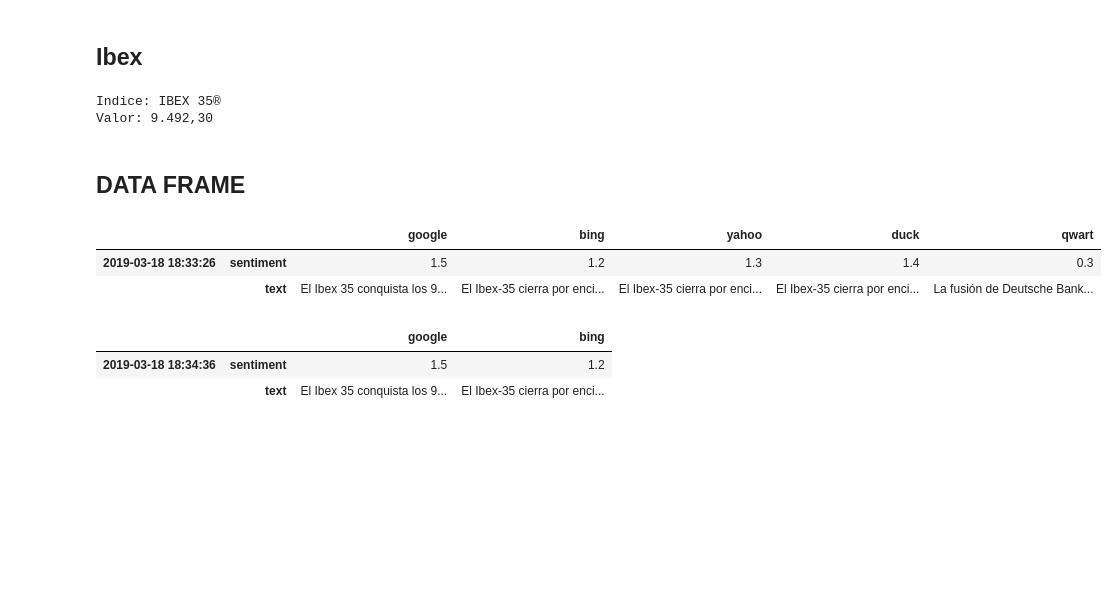
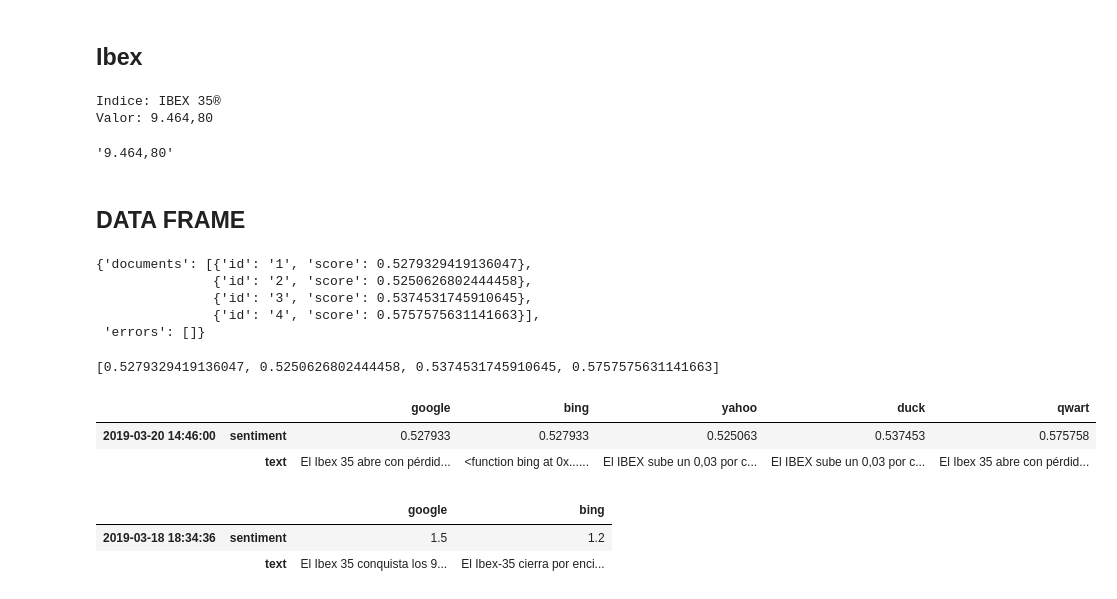
Before and after one commit to jfpablos/TFM, a Jupyter notebook: pruebaWebScraping/pruebaWebScraping.ipynb, the cells around one changed output. Cells and saved outputs as stored; diff of their text form; code cells hidden in the pictures; blank space fills up the shorter version.

```diff
--- a/pruebaWebScraping/pruebaWebScraping.ipynb
+++ b/pruebaWebScraping/pruebaWebScraping.ipynb
@@ -76,7 +82,7 @@ El Ibex 35 conquista los 9.400 puntos y sube hasta su nivel más alto ...El Ibex
 def bing():
   page = requests.get(url['bing']).text
   soup = BeautifulSoup(page, "html.parser")
-  text = [t.find(class_='title').text + t.find(class_='snippet').text for t in soup.find_all('div', class_='t_s')]
+  text = [t.find(class_='title').text + '. ' + t.find(class_='snippet').text for t in soup.find_all('div', class_='t_s')]
   text = ' '.join(text)
   return text
 print(bing())
@@ -100,12 +104,7 @@ def yahoo():
 ## Duck
 # %%
 def duck():
-  chrome_options = webdriver.ChromeOptions()
-  chrome_options.add_argument('--headless')
-  chrome_options.add_argument('--no-sandbox')
-  chrome_options.add_argument('--disable-dev-shm-usage')
-  wd = webdriver.Chrome('chromedriver',chrome_options=chrome_options)
-  wd.get("https://duckduckgo.com/?q=ibex+35&t=h_&iar=news&ia=news&kl=es-es&df=d")
+  wd.get(url['duck'])
   text = [t.text for t in wd.find_elements_by_xpath("//div[@class='results js-vertical-results']/div/div/h2/a")]
   text = list(filter(None, text))
   text = ' '.join(text)
@@ -145,11 +143,13 @@ def ibex():
                   print("Valor:", price)
               nroCelda=nroCelda+1
       nroFila=nroFila+1
+  return price
 
 ibex()
 # %% [output]
 Indice: IBEX 35®
-Valor: 9.492,30
+Valor: 9.464,80
+'9.464,80'
 # %% [markdown]
 ## DATA FRAME
 # %%
@@ -158,22 +158,51 @@ bing = bing()
 yahoo = yahoo()
 duck = duck()
 qwart = qwant()
+# %%
+subscription_key = '86474408dad14988a42c985c86c2a9b5'
+text_analytics_base_url = "https://westcentralus.api.cognitive.microsoft.com/text/analytics/v2.0/"
+sentiment_api_url = text_analytics_base_url + "sentiment"
+documents = {'documents' : [
+  {'id': '1', 'language': 'es', 'text': google},
+  {'id': '2', 'language': 'es', 'text': yahoo},
+  {'id': '3', 'language': 'es', 'text': duck},
+  {'id': '4', 'language': 'es', 'text': qwart}
+]}
+from pprint import pprint
+headers   = {"Ocp-Apim-Subscription-Key": subscription_key}
+response  = requests.post(sentiment_api_url, headers=headers, json=documents)
+languages = response.json()
+pprint(languages)
+# %% [output]
+{'documents': [{'id': '1', 'score': 0.5279329419136047},
+               {'id': '2', 'score': 0.5250626802444458},
+               {'id': '3', 'score': 0.5374531745910645},
+               {'id': '4', 'score': 0.5757575631141663}],
+ 'errors': []}
+# %%
+score = []
+for i in languages['documents']:
+  score.append(i['score'])
+
+print(score)
+# %% [output]
+[0.5279329419136047, 0.5250626802444458, 0.5374531745910645, 0.5757575631141663]
 # %%
 # df = pd.DataFrame.from_dict(dic, orient='index')
 #df = pd.DataFrame(dic, index=[pd.to_datetime('now')])
 #print(df.google['2019-03-15 08:17:47'])
 #print(df.head())
 dateNow = pd.to_datetime('now')
 dic2 = {
     (dateNow, 'text'): {'google': google, 'bing': bing, 'yahoo': yahoo, 'duck': duck, 'qwart': qwart},
-    (dateNow, 'sentiment'): {'google': 1.5, 'bing': 1.2, 'yahoo': 1.3, 'duck': 1.4, 'qwart': 0.3}
+    (dateNow, 'sentiment'): {'google': score[0], 'bing': score[0], 'yahoo': score[1], 'duck': score[2], 'qwart': score[3]}
 }
 df2 = pd.DataFrame.from_dict(dic2, orient="index")
 df2.head()
 # %% [output]
 |  |  | google | bing | yahoo | duck | qwart |
-| 2019-03-18 18:33:26 | sentiment | 1.5 | 1.2 | 1.3 | 1.4 | 0.3 |
-|  | text | El Ibex 35 conquista los 9... | El Ibex-35 cierra por enci... | El Ibex-35 cierra por enci... | El Ibex-35 cierra por enci... | La fusión de Deutsche Bank... |
+| 2019-03-20 14:46:00 | sentiment | 0.527933 | 0.527933 | 0.525063 | 0.537453 | 0.575758 |
+|  | text | El Ibex 35 abre con pérdid... | <function bing at 0x...... | El IBEX sube un 0,03 por c... | El IBEX sube un 0,03 por c... | El Ibex 35 abre con pérdid... |
 # %%
 dic3 = {
     (pd.to_datetime('now'), 'text'): {'google': google, 'bing': bing},
```
Also changed, not shown: parts of 8 cells of this notebook.
